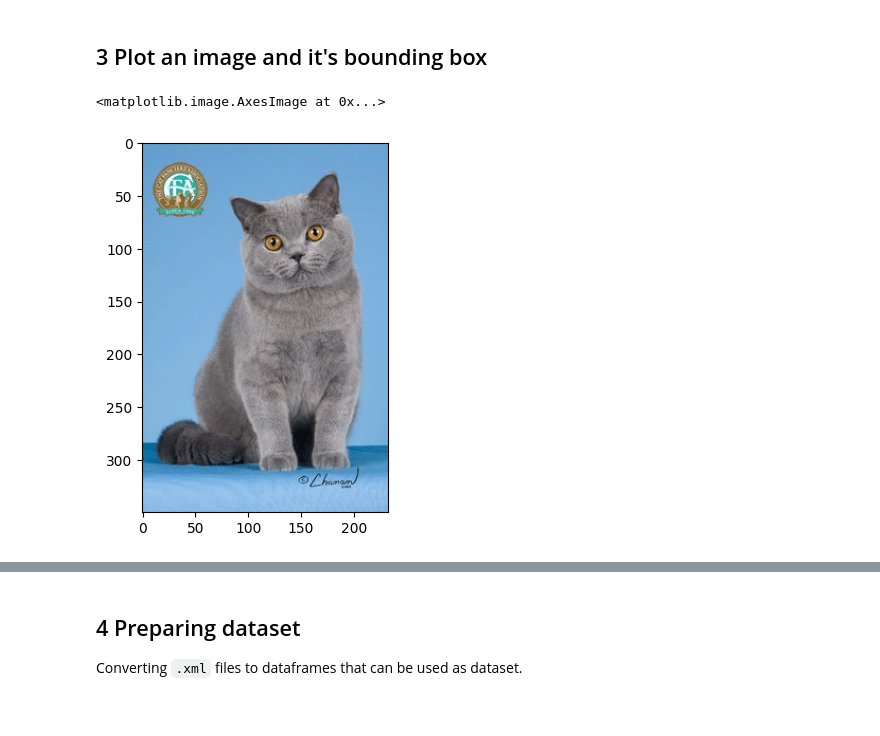
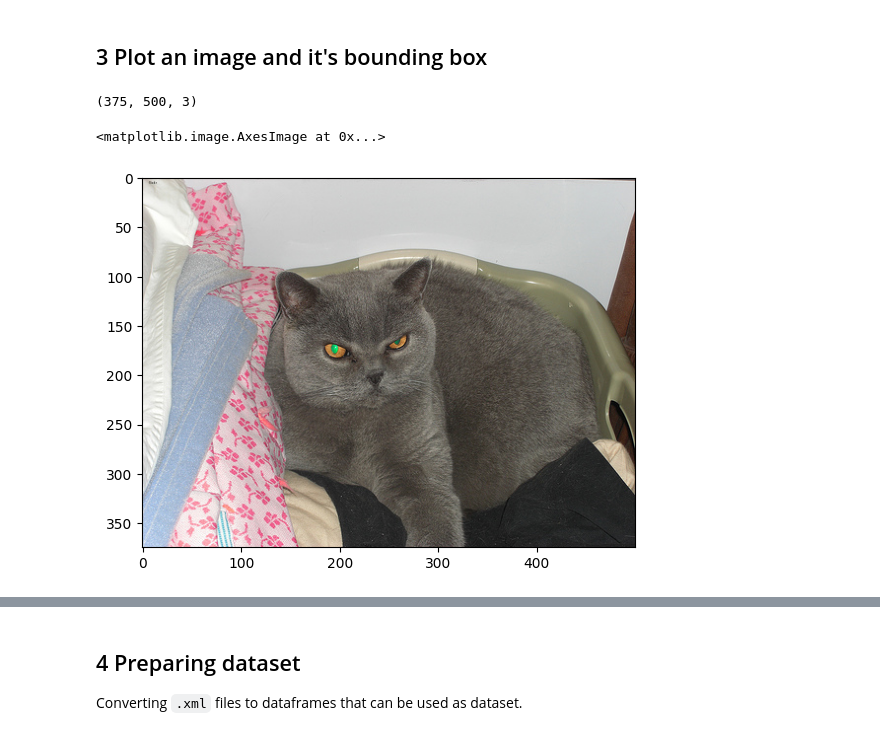
Before and after one commit to m10singh94/ClassificationAndBoundingBoxPrediction, a Jupyter notebook: ClassificationWithBoundingBoxPrediction.ipynb, the cells around one changed output, grey strips where cells are left out. Cells and saved outputs as stored; diff of their text form; code cells hidden in the pictures.

```diff
--- a/ClassificationWithBoundingBoxPrediction.ipynb
+++ b/ClassificationWithBoundingBoxPrediction.ipynb
@@ -115,20 +114,20 @@ judith007/my-1-epoch                                       Kaggle_LLM_Deberta
 Downloading dog-and-cat-detection.zip to /content
 # %%
 data_path = Path("data/")
-image_path = data_path / "cat_dog"
+folder_path = data_path / "cat_dog"
 
-if image_path.is_dir():
-  print(f"{image_path} exists.")
+if folder_path.is_dir():
+  print(f"{folder_path} exists.")
 else:
-  print(f"{image_path} doesn't exist, creating one.")
-  image_path.mkdir(parents=True, exist_ok=True)
+  print(f"{folder_path} doesn't exist, creating one.")
+  folder_path.mkdir(parents=True, exist_ok=True)
 
 # As dataset's already downloaded, changing the directory
 !mv ./dog-and-cat-detection.zip ./data/cat_dog/dog-and-cat-detection.zip
 
-with zipfile.ZipFile(image_path / "dog-and-cat-detection.zip", "r") as zip_ref:
+with zipfile.ZipFile(folder_path / "dog-and-cat-detection.zip", "r") as zip_ref:
   print("Unzipping cat and dog...")
-  zip_ref.extractall(image_path)
+  zip_ref.extractall(folder_path)
   print("Unzipping completed!")
 
 !rm ./data/cat_dog/dog-and-cat-detection.zip
@@ -160,12 +159,14 @@ xmax = int(objects[0].bndbox.xmax.text)
 ymax = int(objects[0].bndbox.ymax.text)
 # %%
 import cv2
-img = cv2.imread(str(image_path) + "/images/Cats_Test0.png")
+img = cv2.imread(str(folder_path) + "/images/Cats_Test101.png")
 img = cv2.cvtColor(img, cv2.COLOR_BGR2RGB)
+print(img.shape)
 plt.imshow(img)
 # %% [output]
-<matplotlib.image.AxesImage at 0x...>
+(375, 500, 3)
+<matplotlib.image.AxesImage at 0x...>
-[figure, old version]
+[figure, new version]
 # %%
 font = cv2.FONT_HERSHEY_SIMPLEX
 fontScale = 0.8
```
Also changed, not shown: parts of 15 cells of this notebook.
